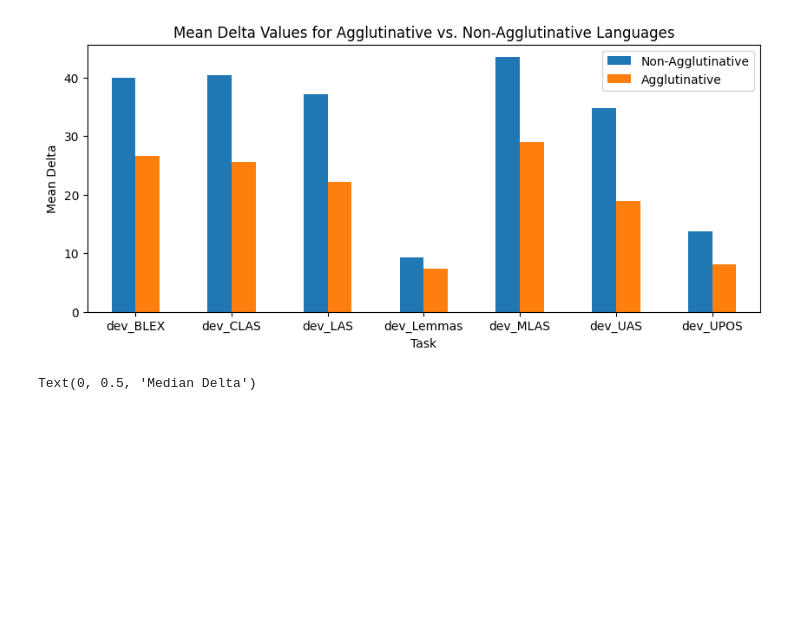
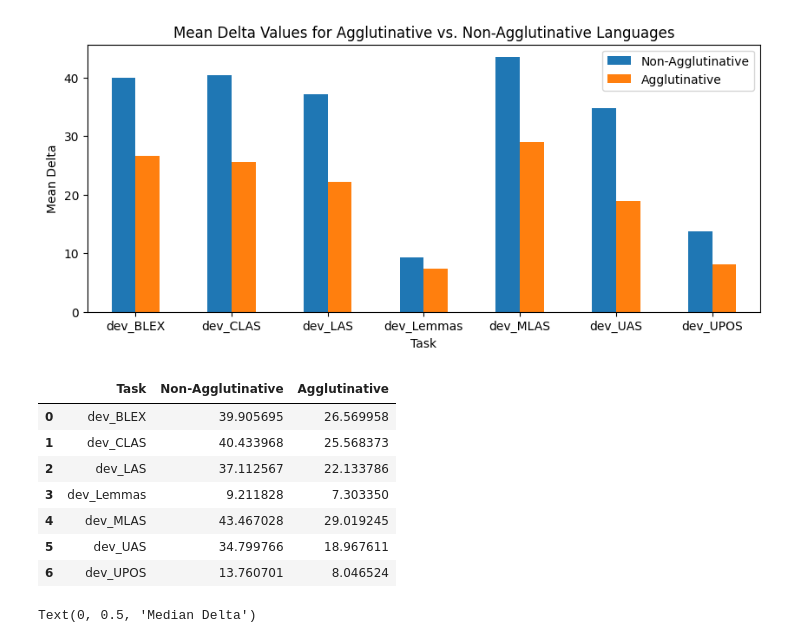
Before and after one commit to vlhandfo/LLM_typology, a Jupyter notebook: 5-results/helper.ipynb, the cells around one changed output. Cells and saved outputs as stored; diff of their text form; code cells hidden in the pictures; blank space fills up the shorter version.

```diff
--- a/5-results/helper.ipynb
+++ b/5-results/helper.ipynb
@@ -521,6 +523,17 @@ pivot_df.plot(kind="bar",
 # %% [output]
 Text(0, 0.5, 'Mean Delta')
 [figure]
+# %%
+pivot_df
+# %% [output]
+|  | Task | Non-Agglutinative | Agglutinative |
+| 0 | dev_BLEX | 39.905695 | 26.569958 |
+| 1 | dev_CLAS | 40.433968 | 25.568373 |
+| 2 | dev_LAS | 37.112567 | 22.133786 |
+| 3 | dev_Lemmas | 9.211828 | 7.303350 |
+| 4 | dev_MLAS | 43.467028 | 29.019245 |
+| 5 | dev_UAS | 34.799766 | 18.967611 |
+| 6 | dev_UPOS | 13.760701 | 8.046524 |
 # %%
 grouped_df = full_melted.groupby(
                             ['Task', 'Agglutinative']
```
Also changed, not shown: parts of 2 cells of this notebook, 21 other files.
